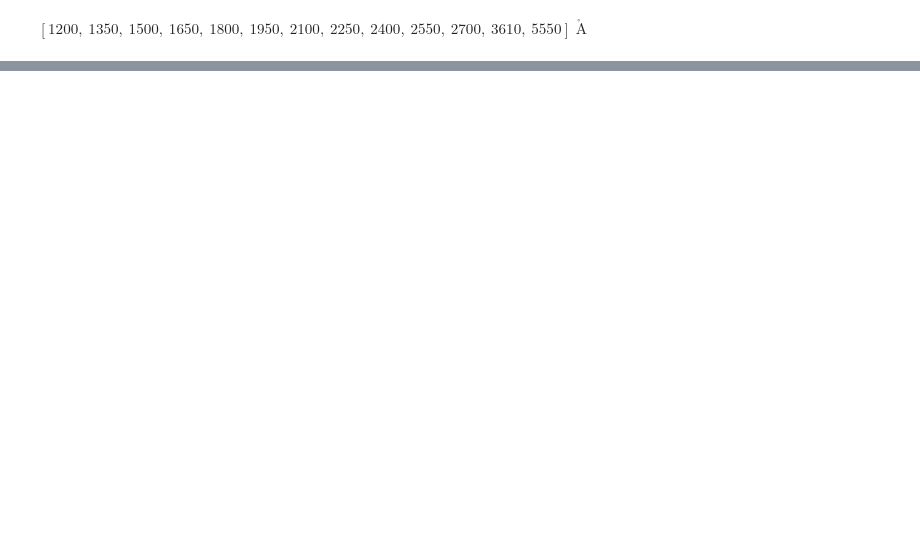
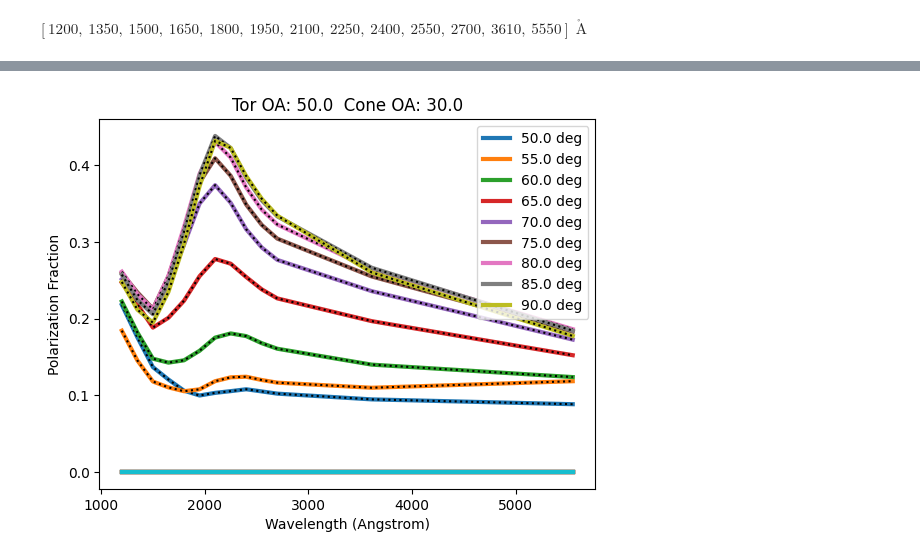
Before and after one commit to rjassef/Impol_BHDs_repo, a Jupyter notebook: Calculations/SKIRTOR/test_LoadSKIRTOR_MRN77_force_reg.ipynb, the cells around one changed output, grey strips where cells are left out. Cells and saved outputs as stored; diff of their text form; code cells hidden in the pictures; blank space fills up the shorter version.

Commit message:
Updated to new models that include single sided cones.

```diff
--- a/Calculations/SKIRTOR/test_LoadSKIRTOR_MRN77_force_reg.ipynb
+++ b/Calculations/SKIRTOR/test_LoadSKIRTOR_MRN77_force_reg.ipynb
@@ -70,0 +75,2 @@ plt.show()
+# %%
+sk = LoadSKIRTOR_MRN77(cone_type="Top")
@@ -70,0 +137,2 @@ plt.show()
+# %%
+sk = LoadSKIRTOR_MRN77(cone_type="Bottom")
@@ -70,0 +168,29 @@ plt.show()
+# %%
+tang_val = 50.
+cang_val = 30.
+for iang in np.arange(0, 90+0.1, 5.):
+#for iang in np.arange(0, 90+0.1, 2.5):
+
+    tang_use = tang_val*np.ones(len(sk.lam_grid))
+    cang_use = cang_val*np.ones(len(sk.lam_grid))
+    iang_use = iang*np.ones(len(sk.lam_grid))
+    lam_use  = sk.lam_grid.value
+    label = None
+    if iang>=tang_val:
+        label = "{} deg".format(iang)
+    plt.plot(sk.lam_grid, sk.p((tang_use, cang_use, iang_use, lam_use)), ls='solid', lw=3.0, label=label)
+
+    fname = "models/bHDPol_mrn77_BottomConeOnly_tor_oa{:.1f}_con_oa{:.1f}-tauV0.1_i{:.1f}_sed.dat".format(tang_val, cang_val, iang)
+    if os.path.exists(fname):
+        data = np.loadtxt(fname)
+        plt.plot(data[:,0]*1e4, (data[:,8]**2+data[:,9]**2)**0.5/data[:,1], color='black', ls='dotted')
+
+# for k, iang in enumerate(sk.iang_grid):
+#     plt.plot(sk.lam_grid, sk.p_grid[i,j,k])
+plt.xlabel("Wavelength (Angstrom)")
+plt.ylabel("Polarization Fraction")
+plt.title("Tor OA: {}  Cone OA: {}".format(tang_val, cang_val))
+plt.legend()
+plt.show()
+# %% [output]
+[figure, added]
```
Also changed, not shown: parts of 8 cells of this notebook, 2 other files.
